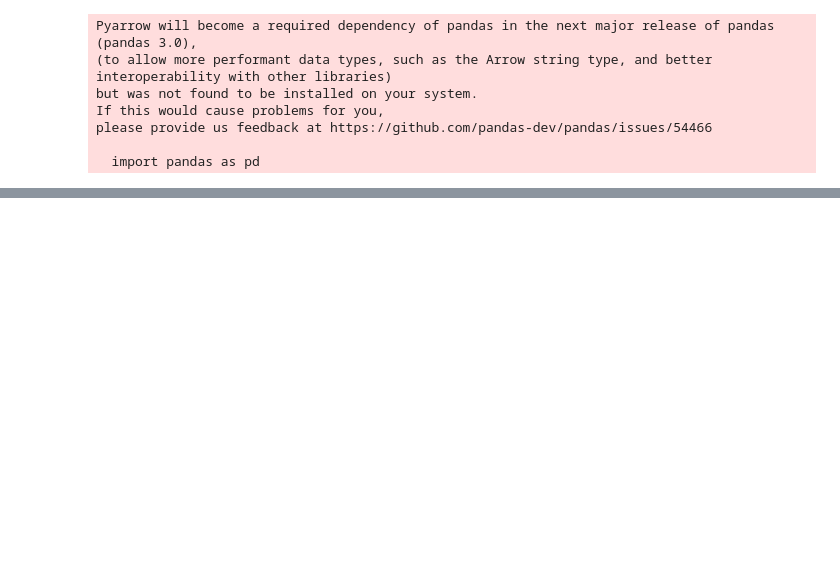
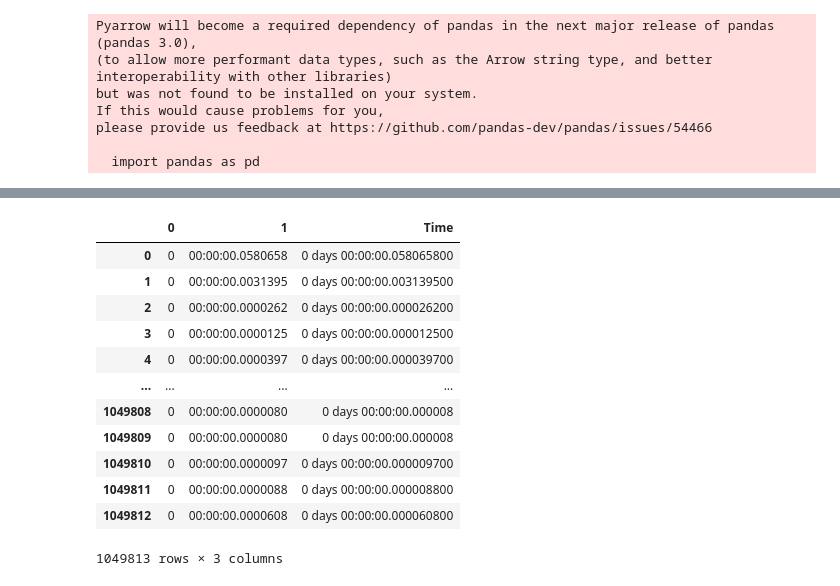
Before and after one commit to bonsai-rx/python-scripting, a Jupyter notebook: workflows/analysis.ipynb, the cells around one changed output, grey strips where cells are left out. Cells and saved outputs as stored; diff of their text form; code cells hidden in the pictures; blank space fills up the shorter version.

```diff
--- a/workflows/analysis.ipynb
+++ b/workflows/analysis.ipynb
@@ -70,3 +70,22 @@ df3
+# %%
+filename = "test.csv"
+df4 = pd.read_csv(filename, header = None)
+df4["Time"] = pd.to_timedelta(df4[1])
+df4
+# %% [output]
+|  | 0 | 1 | Time |
+| 0 | 0 | 00:00:00.0580658 | 0 days 00:00:00.058065800 |
+| 1 | 0 | 00:00:00.0031395 | 0 days 00:00:00.003139500 |
+| 2 | 0 | 00:00:00.0000262 | 0 days 00:00:00.000026200 |
+| 3 | 0 | 00:00:00.0000125 | 0 days 00:00:00.000012500 |
+| 4 | 0 | 00:00:00.0000397 | 0 days 00:00:00.000039700 |
+| ... | ... | ... | ... |
+| 1049808 | 0 | 00:00:00.0000080 | 0 days 00:00:00.000008 |
+| 1049809 | 0 | 00:00:00.0000080 | 0 days 00:00:00.000008 |
+| 1049810 | 0 | 00:00:00.0000097 | 0 days 00:00:00.000009700 |
+| 1049811 | 0 | 00:00:00.0000088 | 0 days 00:00:00.000008800 |
+| 1049812 | 0 | 00:00:00.0000608 | 0 days 00:00:00.000060800 |
+1049813 rows × 3 columns
 # %%
 start = 0
 end = 10000
```
Also changed, not shown: parts of 7 cells of this notebook, 16 other files.
